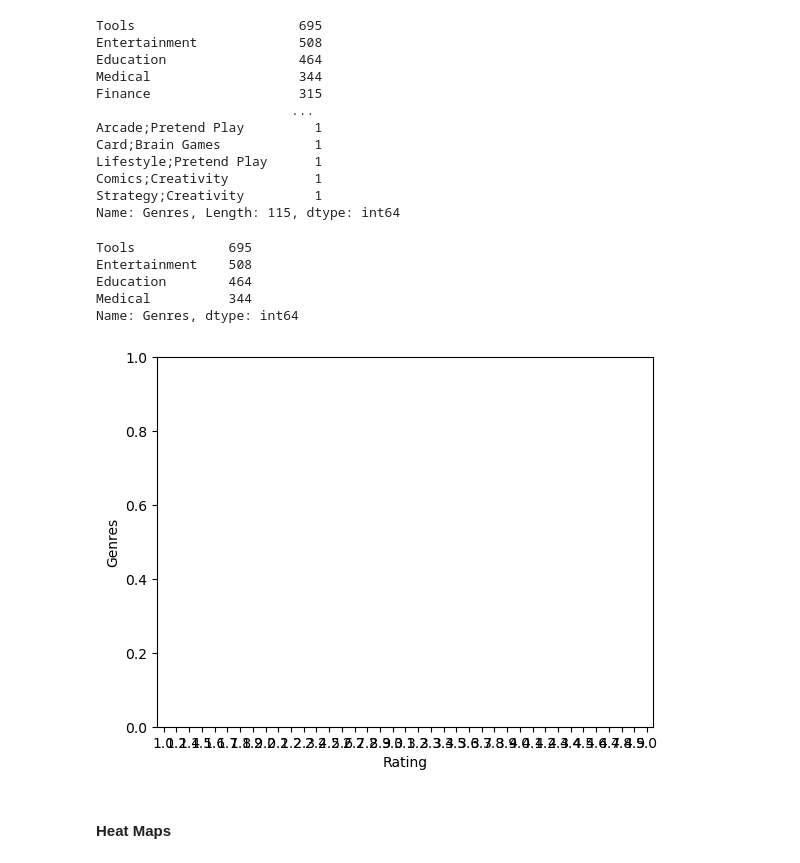
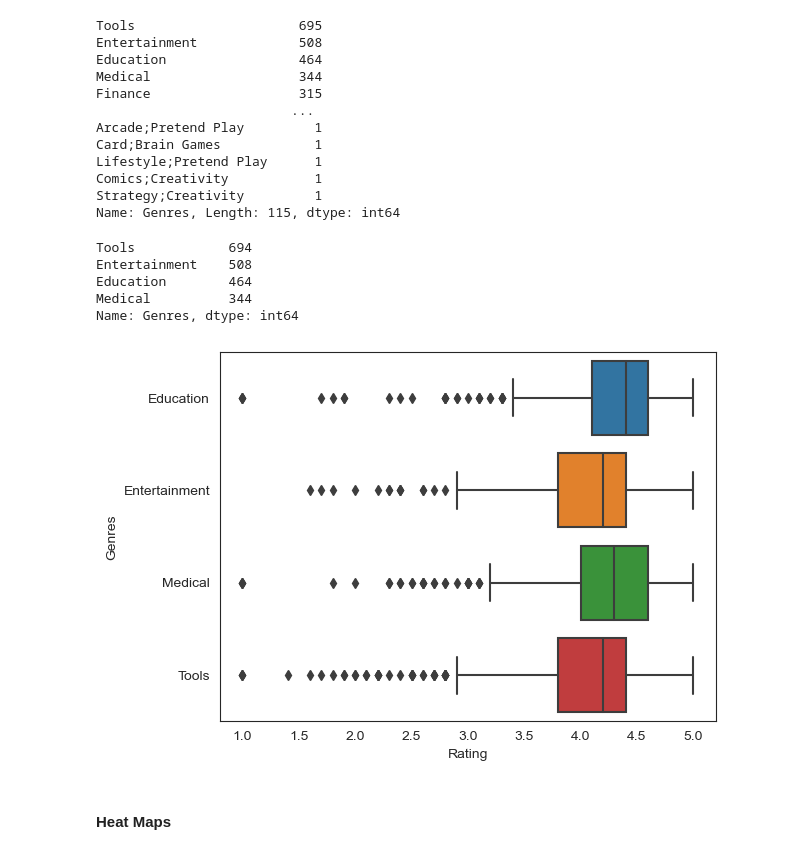
Before and after one commit to saishankar2748/Data-Analysis, a Jupyter notebook: Case Study Google Playstore apps/Data Visualisation in Python - Case Study.ipynb, the cells around one changed output. Cells and saved outputs as stored; diff of their text form; code cells hidden in the pictures.

Commit message:
pie,bar,scatter,joinplot,regplot,pairplot,boxplot

```diff
--- a/Case Study Google Playstore apps/Data Visualisation in Python - Case Study.ipynb
+++ b/Case Study Google Playstore apps/Data Visualisation in Python - Case Study.ipynb
@@ -851,2 +866,4 @@ Name: Rating, dtype: int64
 # %%
 #Remove the rows with values which are less represented
+inp1 = inp1[~((inp1['Content Rating']==('Adults only 18+')) | (inp1['Content Rating']==('Unrated')))]
+inp1.shape
@@ -853,2 +889,4 @@ Name: Rating, dtype: int64
 # %%
 #Reset the index
+inp1.reset_index(inplace=True ,drop=True)
+inp1.info()
@@ -890,5 +968,7 @@ plt.scatter(inp1.Size,inp1.Rating)
 [figure]
 # %%
 ### Plot the same thing now using a jointplot
+sns.set_style("white")
 sns.jointplot(inp1.Size,inp1.Rating)
+plt.show()
 # %% [output]
@@ -1019,19 +1117,21 @@ Comics;Creativity           1
 Strategy;Creativity         1
 Name: Genres, Length: 115, dtype: int64
 # %%
-inp1['Genres'].value_counts().iloc[:4]
+inp1['Genres'].value_counts().head(4)
 # %% [output]
-Tools            695
+Tools            694
 Entertainment    508
 Education        464
 Medical          344
 Name: Genres, dtype: int64
 # %%
 ##Question - Plot a box plot of Ratings across the 4 most popular Genres
-sns.boxplot(inp1['Rating'],inp1['Genres'].value_counts().iloc[:4])
+c = ['Tools','Entertainment','Medical','Education']
+inp5= inp1[inp1['Genres'].isin(c)]
+sns.boxplot(inp1['Rating'],inp5['Genres'])
 plt.show()
 # %% [output]
-[figure, old version]
+[figure, new version]
 # %% [markdown]
 #### Heat Maps
 # %% [markdown]
```
Also changed, not shown: parts of 28 cells of this notebook.
